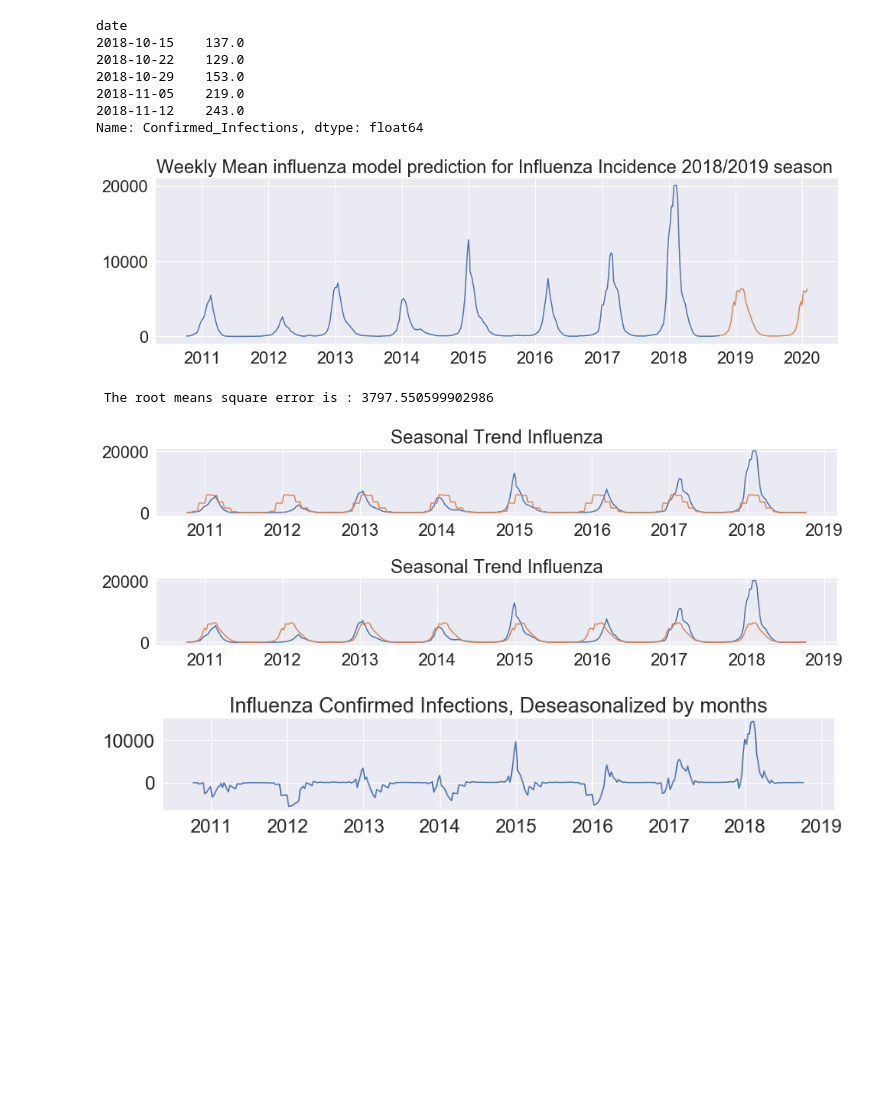
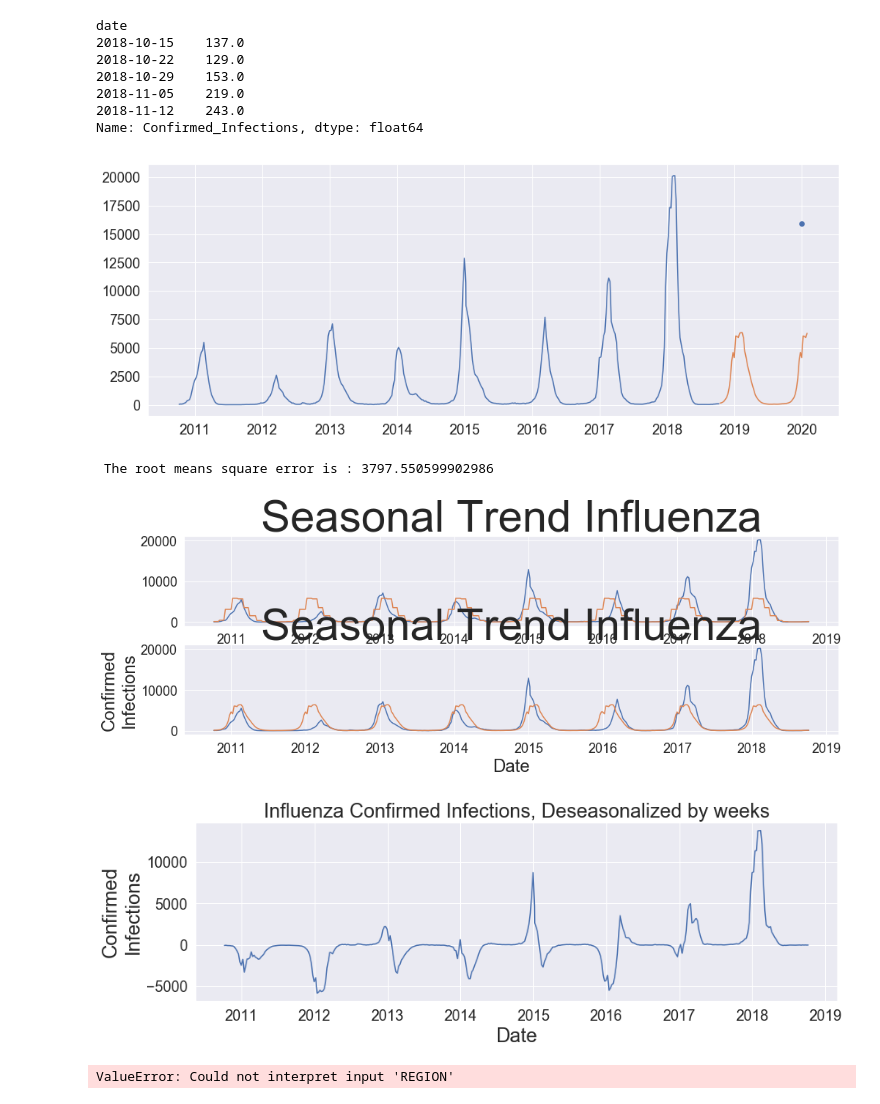
Before and after one commit to clayton-summitt/Influenza, a Jupyter notebook: CDC_Influenza_surveillance_basic_models.ipynb, the cells around one changed output. Saved outputs shown, nothing was run; the diff lists cells and outputs as text; code cells hidden in the pictures; blank space fills up the shorter version.

Commit message:
cleaned up jupyter notebooks, added point to weekly influenza viruses. Added states two letter abbreviations DF to prepare for plotly mapping by state

```diff
--- a/CDC_Influenza_surveillance_basic_models.ipynb
+++ b/CDC_Influenza_surveillance_basic_models.ipynb
@@ -73,6 +77,20 @@ def plot_weekly_seasonal_trend(ax, name, series):
 
 def rms(y_test, y_predict):
     return (sqrt(mean_squared_error(y_test, y_predict[0:68])))
+# %%
+stat_code = ["AL", "AK", "AZ", "AR", "CA", "CO", "CT", "DC", "DE", "FL", "GA",
+          "HI", "ID", "IL", "IN", "IA", "KS", "KY", "LA", "ME", "MD",
+          "MA", "MI", "MN", "MS", "MO", "MT", "NE", "NV", "NH", "NJ",
+          "NM", "NY", "NC", "ND", "OH", "OK", "OR", "PA", "RI", "SC",
+          "SD", "TN", "TX", "UT", "VT", "VA", "VI" ,"WA", "WV", "WI", "WY", "PR"]
+
+state = ['Alabama','Alaska','Arizona', 'Arkansas', 'California', 'Colorado','Connecticut',"District of Columbia",'Delaware','Florida',
+         'Georgia','Hawaii','Idaho','Illinois','Indiana','Iowa','Kansas', 'Kentucky','Louisiana','Maine',
+ 'Maryland','Massachusetts','Michigan','Minnesota','Mississippi', 'Missouri', 'Montana','Nebraska','Nevada',
+ 'New Hampshire','New Jersey','New Mexico','New York','North Carolina','North Dakota', 'Ohio','Oklahoma',
+         'Oregon','Pennsylvania','Rhode Island', 'South Carolina', 'South Dakota', 'Tennessee', 'Texas',
+'Utah','Vermont','Virginia',"Virgin Islands", 'Washington', 'West Virginia', 'Wisconsin', 'Wyoming', "Puerto Rico"]
+state_dict = dict(zip(state,stat_code))
 # %%
 #read in CDC data from clinical labs
 clinical_lab_df = pd.read_csv("/Users/GuntherUlvanget/Capstone/Capstone2/Influenza/data/stateFluViewPhase2Data 2/WHO_NREVSS_Clinical_Labs.csv",header = 1, na_values = 'X', na_filter = True)
@@ -121,3 +139,8 @@ combined_labs_pre_2015_df.head()
 # %%
 #Join the two differeing reports
 ten_year_influenza_confirmed = pd.concat([combined_labs_pre_2015_df,clinical_lab_df], sort=False)
+# %%
+for state in ten_year_influenza_confirmed["REGION"]:
+    m =ten_year_influenza_confirmed["REGION"] == state
+    ten_year_influenza_confirmed.loc[m, ["REGION TYPE"]] = state_dict[state]
+os.system('afplay /System/Library/Sounds/Blow.aiff')
@@ -124,5 +149,5 @@ ten_year_influenza_confirmed = pd.concat([combined_labs_pre_2015_df,clinical_lab
 # %%
-ten_year_influenza_confirmed['date'] = ten_year_influenza_confirmed['date'].dt.date
+# ten_year_influenza_confirmed['date'] = ten_year_influenza_confirmed['date'].dt.date
 # %%
 #created a column of total labratory confirmed cases.
 ten_year_influenza_confirmed['Confirmed_Infections'] = ten_year_influenza_confirmed["TOTAL A"] + ten_year_influenza_confirmed["TOTAL B"]
@@ -163,12 +188,13 @@ ten_year_influenza_confirmed['Confirmed_Infections'].unique()[0]
 0.0
 # %%
 #mask states
+all_states = ten_year_influenza_confirmed.REGION.unique()
 group1 = ten_year_influenza_confirmed.REGION.unique()[0:10]
 group2 = ten_year_influenza_confirmed.REGION.unique()[10:20]
 group3 = ten_year_influenza_confirmed.REGION.unique()[20:30]
 group4 = ten_year_influenza_confirmed.REGION.unique()[30:40]
 group5 = ten_year_influenza_confirmed.REGION.unique()[40:]
-groups= [group1,group2, group3, group4, group5]
+groups= [all_states,group1,group2, group3, group4, group5]
 # %%
 #seperate states into subgroups to increase ability to read graphs
 group_states = []
@@ -370,15 +397,16 @@ date
 2018-11-12    243.0
 Name: Confirmed_Infections, dtype: float64
 # %%
-fig, ax = plt.subplots(1, figsize=(16, 4))
+fig, ax = plt.subplots(1, figsize=(16, 6))
 
 ax.plot(train_dataset.index, train_dataset)
 ax.plot(weekly_avg.index, weekly_avg)
+ax.plot(weekly_avg.index[-5],15957, 'bo')
 #ax.fill_between(ci.index, ci.iloc[:,0], ci.iloc[:,1], color='k', alpha=0.1)
-ax.set_title("Weekly Mean influenza model prediction for Influenza Incidence 2018/2019 season ")
-plt.savefig("images/Weekly Mean influenza model", bbox_inches = "tight") ;
+#ax.set_title("Weekly Mean influenza model prediction for Influenza Incidence 2018/2019 season ")
+plt.savefig("images/Weekly Mean influenza model") ;
 # %% [output]
-[figure, old version]
+[figure, new version]
 # %%
 rmse_weekly_average_model = rms(test_dataset, weekly_avg)
 print (" The root means square error is :",rmse_weekly_average_model  )
@@ -387,20 +415,54 @@ print (" The root means square error is :",rmse_weekly_average_model  )
 # %%
 influenza_seasonal_trend = fit_seasonal_trend(train_dataset)
 
-fig, axs = plt.subplots(2, figsize=(14, 5))
+fig, axs = plt.subplots(2, figsize=(16, 5))
 
 plot_seasonal_trend(axs[0], 'Influenza', train_dataset)
 plot_weekly_seasonal_trend(axs[1], "Influenza", train_dataset)
 
 plt.tight_layout()
 
-influenza_seasonal_trend = fit_seasonal_trend(train_dataset)
+influenza_seasonal_trend = fit_weekly_seasonal_trend(train_dataset)
 influenza_seasonal_detrended = train_dataset - influenza_seasonal_trend
 # %% [output]
-[figure, old version]
+[figure, new version]
 # %%
-fig, ax = plt.subplots(figsize=(14, 2))
+fig, ax = plt.subplots(figsize=(14, 4))
 ax.plot(train_dataset.index, influenza_seasonal_detrended)
-ax.set_title("Influenza Confirmed Infections, Deseasonalized by months");
+plt.rc('xtick', labelsize=18)
+plt.rc('ytick', labelsize=18)
+
+plt.ylabel("Confirmed\nInfections", fontsize=24)
+plt.xlabel("Date", fontsize=24)
+ax.set_title("Influenza Confirmed Infections, Deseasonalized by weeks", fontsize=24)
+plt.savefig("images/deseasonalized by weeks");
 # %% [output]
-[figure, old version]
+[figure, new version]
+# %%
+#number_colors=ten_year_influenza_confirmed.REGION.unique()
+labels = ten_year_influenza_confirmed.REGION.unique()
+sns.set(font_scale=3)
+sns.set_context("poster")
+g = sns.relplot(x="date",
+                y="Confirmed_Infections",
+                hue ="REGION", kind="line",
+                data=ten_year_influenza_confirmed,
+                height=10,
+                aspect=6,
+                palette=sns.hls_palette(52, l=.4, s=1),
+                legend=False)
+sns.set_context("poster")
+
+
+
+plt.legend(labels, ncol=10, bbox_to_anchor=(0, 1),loc='lower left', fontsize='large')
+g.fig.autofmt_xdate()
+sns.set(font_scale=5)
+plt.ylim(0,2800)
+plt.ylabel("Confirmed\nInfections", fontsize=64)
+plt.xlabel("Date", fontsize=64)
+plt.plot()
+
+plt.savefig(df.REGION.unique()[0], bbox_inches = "tight")
+# %% [output]
+ValueError: Could not interpret input 'REGION'
```
Also changed, not shown: parts of 12 cells of this notebook, 21 other files.
